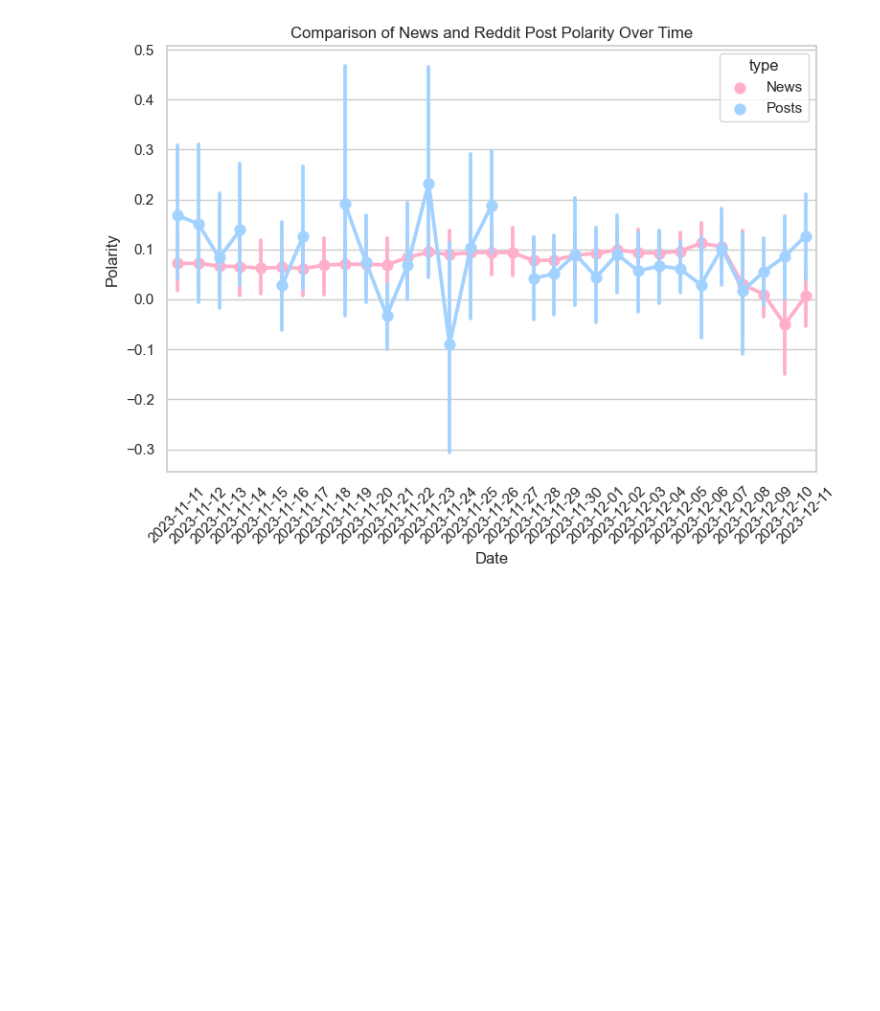
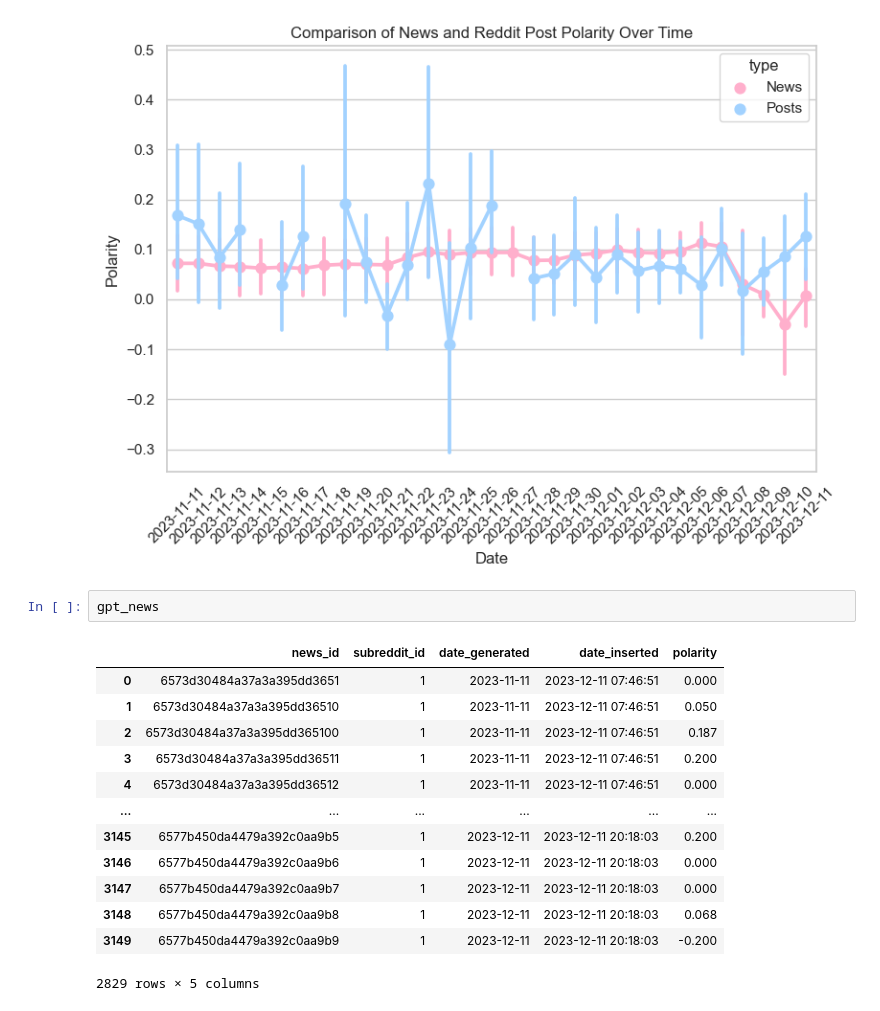
Before and after one commit to Momo78932/Reddit_Post_Pipeline, a Jupyter notebook: Data Visualization and Sentiment Analysis.ipynb, the cells around one changed output. Cells and saved outputs as stored; diff of their text form; blank space fills up the shorter version.

```diff
--- a/Data Visualization and Sentiment Analysis.ipynb
+++ b/Data Visualization and Sentiment Analysis.ipynb
@@ -153,3 +154,19 @@ plt.tight_layout()  # Adjust layout to fit the date labels
 plt.show()
 # %% [output]
 [figure]
+# %%
+gpt_news
+# %% [output]
+|  | news_id | subreddit_id | date_generated | date_inserted | polarity |
+| 0 | 6573d30484a37a3a395dd3651 | 1 | 2023-11-11 | 2023-12-11 07:46:51 | 0.000 |
+| 1 | 6573d30484a37a3a395dd36510 | 1 | 2023-11-11 | 2023-12-11 07:46:51 | 0.050 |
+| 2 | 6573d30484a37a3a395dd365100 | 1 | 2023-11-11 | 2023-12-11 07:46:51 | 0.187 |
+| 3 | 6573d30484a37a3a395dd36511 | 1 | 2023-11-11 | 2023-12-11 07:46:51 | 0.200 |
+| 4 | 6573d30484a37a3a395dd36512 | 1 | 2023-11-11 | 2023-12-11 07:46:51 | 0.000 |
+| ... | ... | ... | ... | ... | ... |
+| 3145 | 6577b450da4479a392c0aa9b5 | 1 | 2023-12-11 | 2023-12-11 20:18:03 | 0.200 |
+| 3146 | 6577b450da4479a392c0aa9b6 | 1 | 2023-12-11 | 2023-12-11 20:18:03 | 0.000 |
+| 3147 | 6577b450da4479a392c0aa9b7 | 1 | 2023-12-11 | 2023-12-11 20:18:03 | 0.000 |
+| 3148 | 6577b450da4479a392c0aa9b8 | 1 | 2023-12-11 | 2023-12-11 20:18:03 | 0.068 |
+| 3149 | 6577b450da4479a392c0aa9b9 | 1 | 2023-12-11 | 2023-12-11 20:18:03 | -0.200 |
+2829 rows × 5 columns
```
Also changed, not shown: parts of 19 cells of this notebook, 13 other files.
